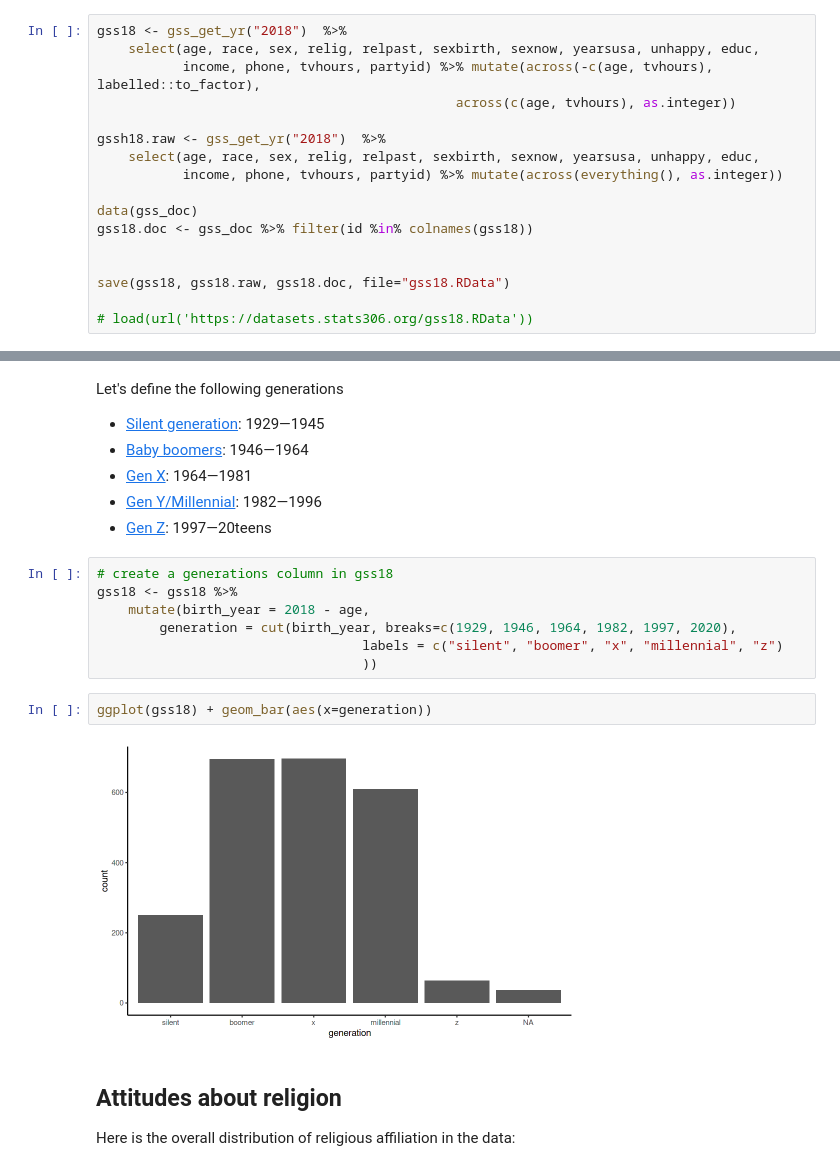
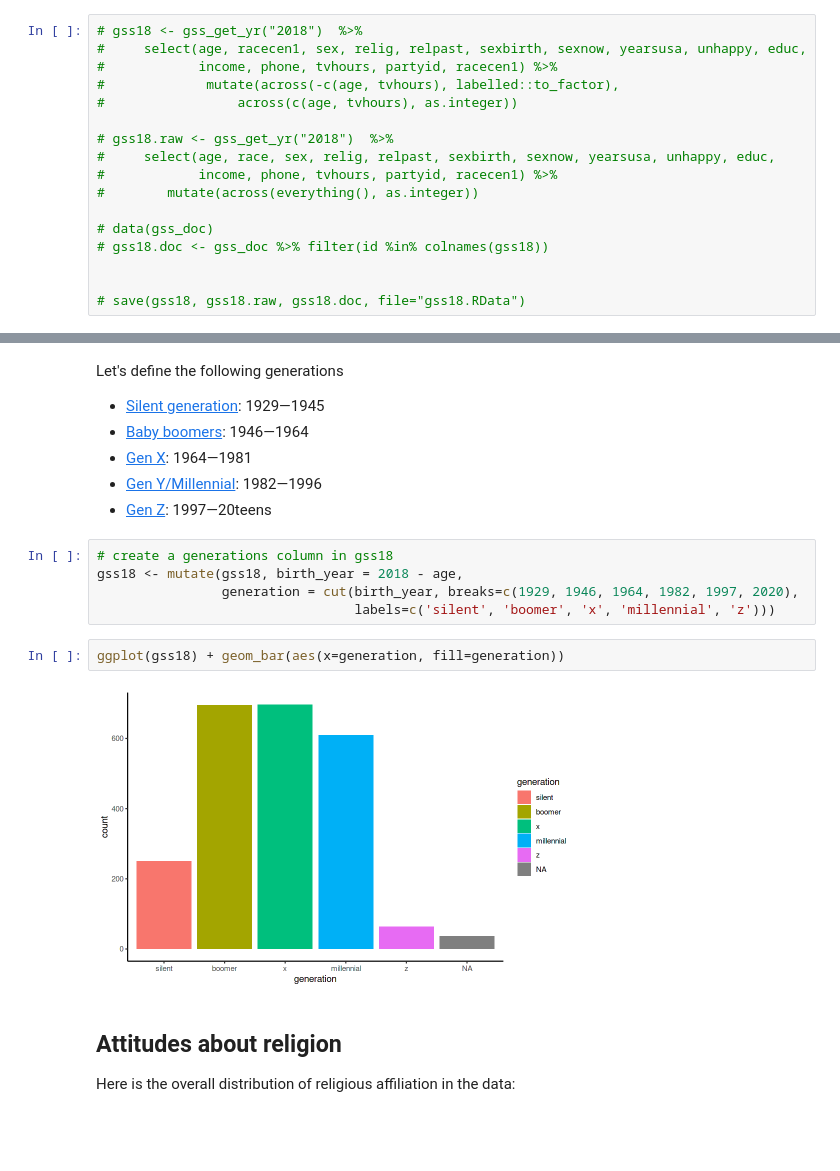
Before and after one commit to stats306/w23, a Jupyter notebook: lectures/week11/lecture14.ipynb, the cells around one changed output, grey strips where cells are left out. Cells and saved outputs as stored; diff of their text form; blank space fills up the shorter version.

```diff
--- a/lectures/week11/lecture14.ipynb
+++ b/lectures/week11/lecture14.ipynb
@@ -23,20 +14,20 @@ We will use the most recent (non-COVID) version of the survey:
 # %%
-gss18 <- gss_get_yr("2018")  %>%
-    select(age, race, sex, relig, relpast, sexbirth, sexnow, yearsusa, unhappy, educ,
-           income, phone, tvhours, partyid) %>% mutate(across(-c(age, tvhours), labelled::to_factor),
-                                              across(c(age, tvhours), as.integer))
+# gss18 <- gss_get_yr("2018")  %>%
+#     select(age, racecen1, sex, relig, relpast, sexbirth, sexnow, yearsusa, unhappy, educ,
+#            income, phone, tvhours, partyid, racecen1) %>%
+#             mutate(across(-c(age, tvhours), labelled::to_factor),
+#                 across(c(age, tvhours), as.integer))
 
-gssh18.raw <- gss_get_yr("2018")  %>%
-    select(age, race, sex, relig, relpast, sexbirth, sexnow, yearsusa, unhappy, educ,
-           income, phone, tvhours, partyid) %>% mutate(across(everything(), as.integer))
+# gss18.raw <- gss_get_yr("2018")  %>%
+#     select(age, race, sex, relig, relpast, sexbirth, sexnow, yearsusa, unhappy, educ,
+#            income, phone, tvhours, partyid, racecen1) %>%
+#        mutate(across(everything(), as.integer))
 
-data(gss_doc)
-gss18.doc <- gss_doc %>% filter(id %in% colnames(gss18))
+# data(gss_doc)
+# gss18.doc <- gss_doc %>% filter(id %in% colnames(gss18))
 
 
-save(gss18, gss18.raw, gss18.doc, file="gss18.RData")
-
-# load(url('https://datasets.stats306.org/gss18.RData'))
+# save(gss18, gss18.raw, gss18.doc, file="gss18.RData")
 # %% [output]
 Fetching: https://gss.norc.org/documents/stata/2018_stata.zip
 
@@ -226,15 +202,13 @@ Let's define the following generations
 - [Gen Z](https://en.wikipedia.org/wiki/Generation_Z): 1997&mdash;20teens
 # %%
 # create a generations column in gss18
-gss18 <- gss18 %>%
-    mutate(birth_year = 2018 - age,
-        generation = cut(birth_year, breaks=c(1929, 1946, 1964, 1982, 1997, 2020),
-                                  labels = c("silent", "boomer", "x", "millennial", "z")
-                                  ))
+gss18 <- mutate(gss18, birth_year = 2018 - age,
+                generation = cut(birth_year, breaks=c(1929, 1946, 1964, 1982, 1997, 2020),
+                                 labels=c('silent', 'boomer', 'x', 'millennial', 'z')))
 # %%
-ggplot(gss18) + geom_bar(aes(x=generation))
+ggplot(gss18) + geom_bar(aes(x=generation, fill=generation))
 # %% [output]
-[figure, old version]
+[figure, new version]
 # %% [markdown]
 ## Attitudes about religion
 Here is the overall distribution of religious affiliation in the data:
```
Also changed, not shown: parts of 54 cells of this notebook.
